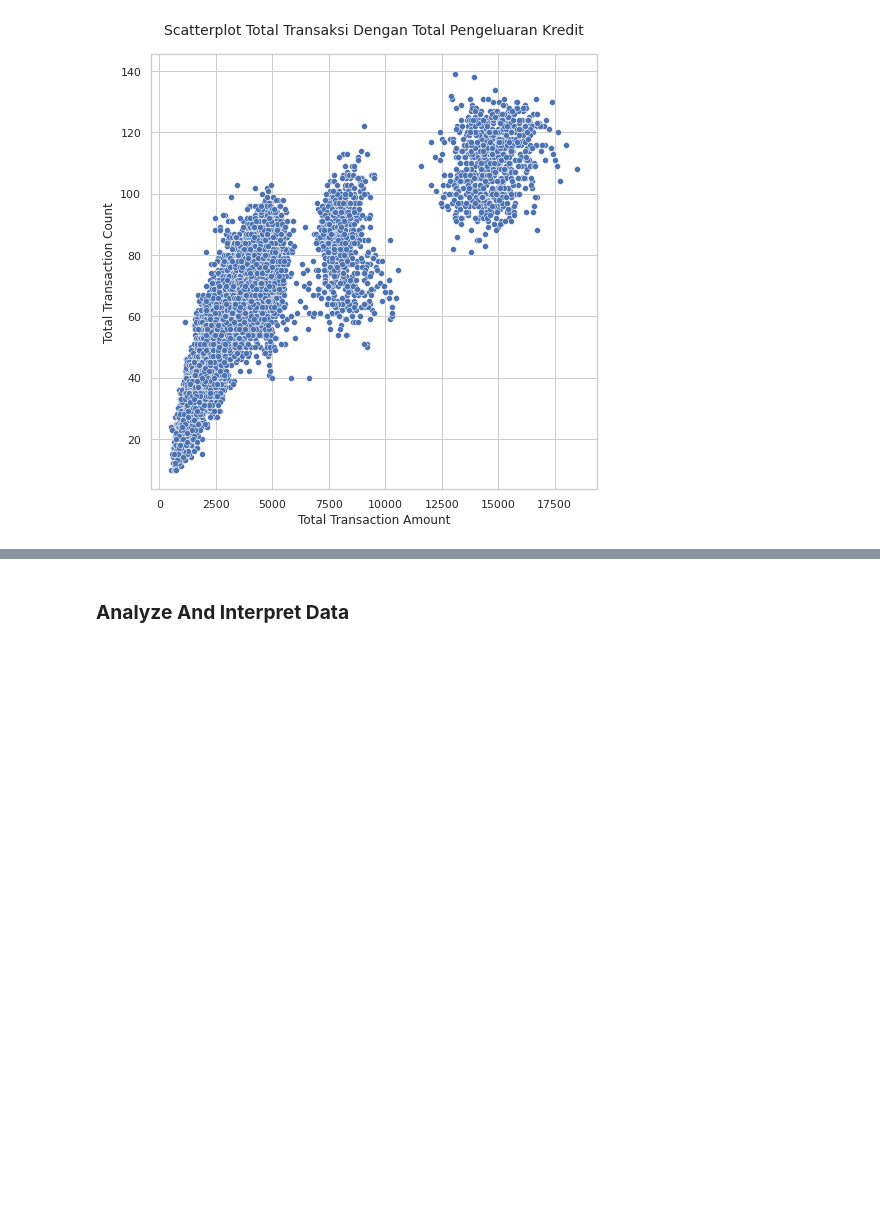
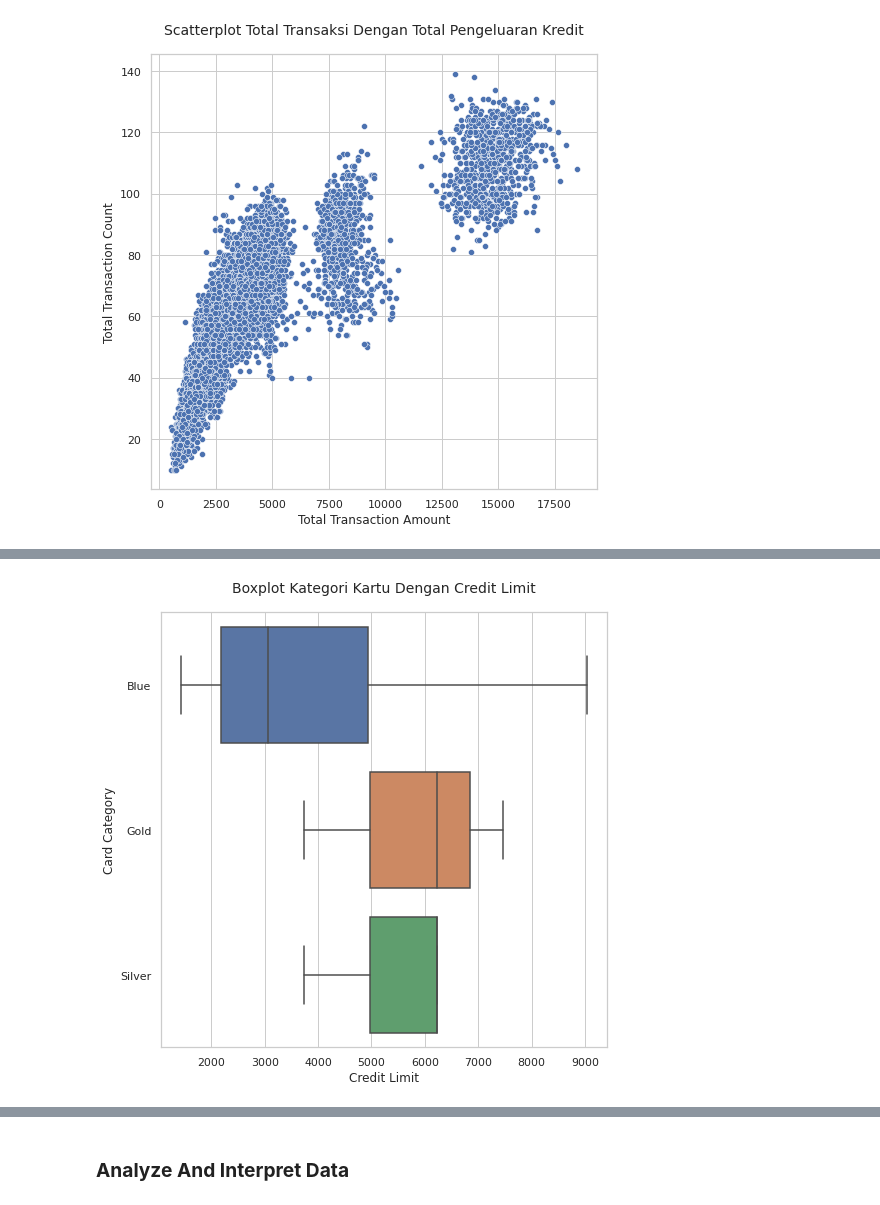
Before and after one commit to Naufaal-HL/Tugas-Besar-Statistika-Credit-Card-Exploration-Data-Mining, a Jupyter notebook: Tubes_Statistika.ipynb, the cells around one changed output, grey strips where cells are left out. Saved outputs shown, nothing was run; the diff lists cells and outputs as text; code cells hidden in the pictures; blank space fills up the shorter version.

```diff
--- a/Tubes_Statistika.ipynb
+++ b/Tubes_Statistika.ipynb
@@ -181,3 +181,20 @@ for x in range(5):
   BA = Q3 + (1.5 * IQR)
 
   Category = Category[~((Category['Total_Trans_Amt'] < BB) | (Category['Total_Trans_Amt'] > BA))]
+# %%
+# Mengurangi Outlier Credity Limit Untuk Card Category
+Category_Limit = data
+Category_Limit = Category_Limit.drop(['Attrition_Flag', 'Education_Level','Income_Category', 'Customer_Age','Total_Trans_Amt','Total_Trans_Ct'], axis=1)
+
+for x in range(26):
+  # Menghitung Interquartile
+  Q1 = Category_Limit['Credit_Limit'].quantile(0.25)
+  Q3 = Category_Limit['Credit_Limit'].quantile(0.75)
+  IQR = Q3 - Q1
+
+  BB = Q1 - (1.5 * IQR)
+  BA = Q3 + (1.5 * IQR)
+
+  Category_Limit = Category_Limit[~((Category_Limit['Credit_Limit'] < BB) | (Category_Limit['Credit_Limit'] > BA))]
+
+Category_Limit.shape
@@ -218,0 +267,11 @@ plt.show()
+# %%
+plt.figure(figsize=(8, 8))
+plt.title('Boxplot Kategori Kartu Dengan Credit Limit', fontsize="14", pad=20)
+
+sns.set_theme(style="whitegrid")
+ax = sns.boxplot(data=Category_Limit, x='Credit_Limit', y='Card_Category')
+ax.set(xlabel='Credit Limit', ylabel='Card Category')
+
+plt.show()
+# %% [output]
+[figure, added]
```
Also changed, not shown: parts of 8 cells of this notebook.
